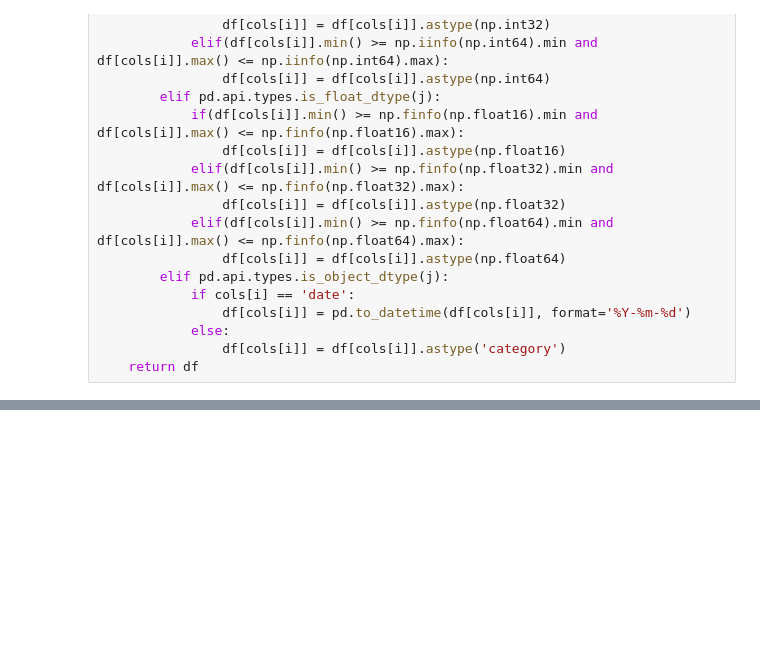
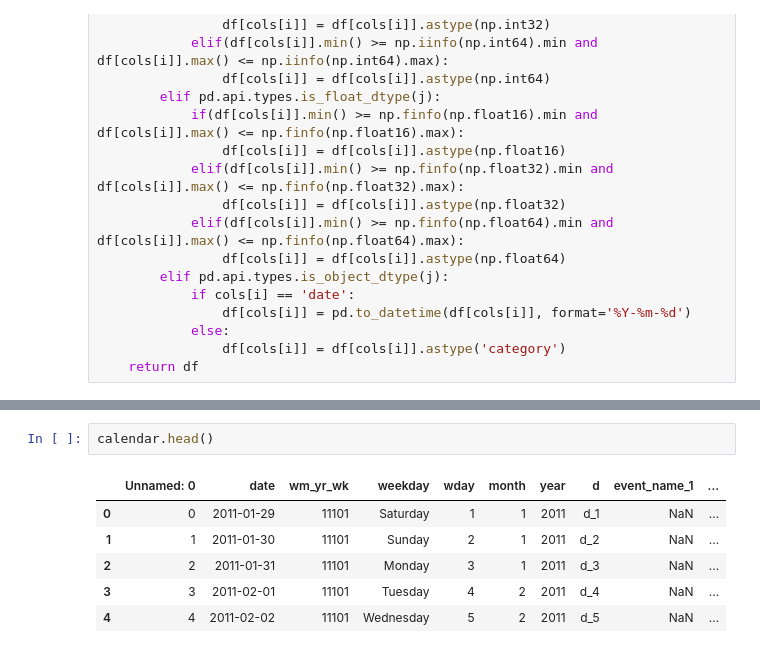
Before and after one commit to thangcn1943/Order_Suggestion, a Jupyter notebook: preprocess_data.ipynb, the cells around one changed output, grey strips where cells are left out. Drawn from its saved outputs; the diff is of its cells as text; blank space fills up the shorter version.

```diff
--- a/preprocess_data.ipynb
+++ b/preprocess_data.ipynb
@@ -30,0 +76,9 @@ def downtype(df):
+# %%
+calendar.head()
+# %% [output]
+|  | Unnamed: 0 | date | wm_yr_wk | weekday | wday | month | year | d | event_name_1 | ... |
+| 0 | 0 | 2011-01-29 | 11101 | Saturday | 1 | 1 | 2011 | d_1 | NaN | ... |
+| 1 | 1 | 2011-01-30 | 11101 | Sunday | 2 | 1 | 2011 | d_2 | NaN | ... |
+| 2 | 2 | 2011-01-31 | 11101 | Monday | 3 | 1 | 2011 | d_3 | NaN | ... |
+| 3 | 3 | 2011-02-01 | 11101 | Tuesday | 4 | 2 | 2011 | d_4 | NaN | ... |
+| 4 | 4 | 2011-02-02 | 11101 | Wednesday | 5 | 2 | 2011 | d_5 | NaN | ... |
```
Also changed, not shown: parts of 31 cells of this notebook, 1 other file.
